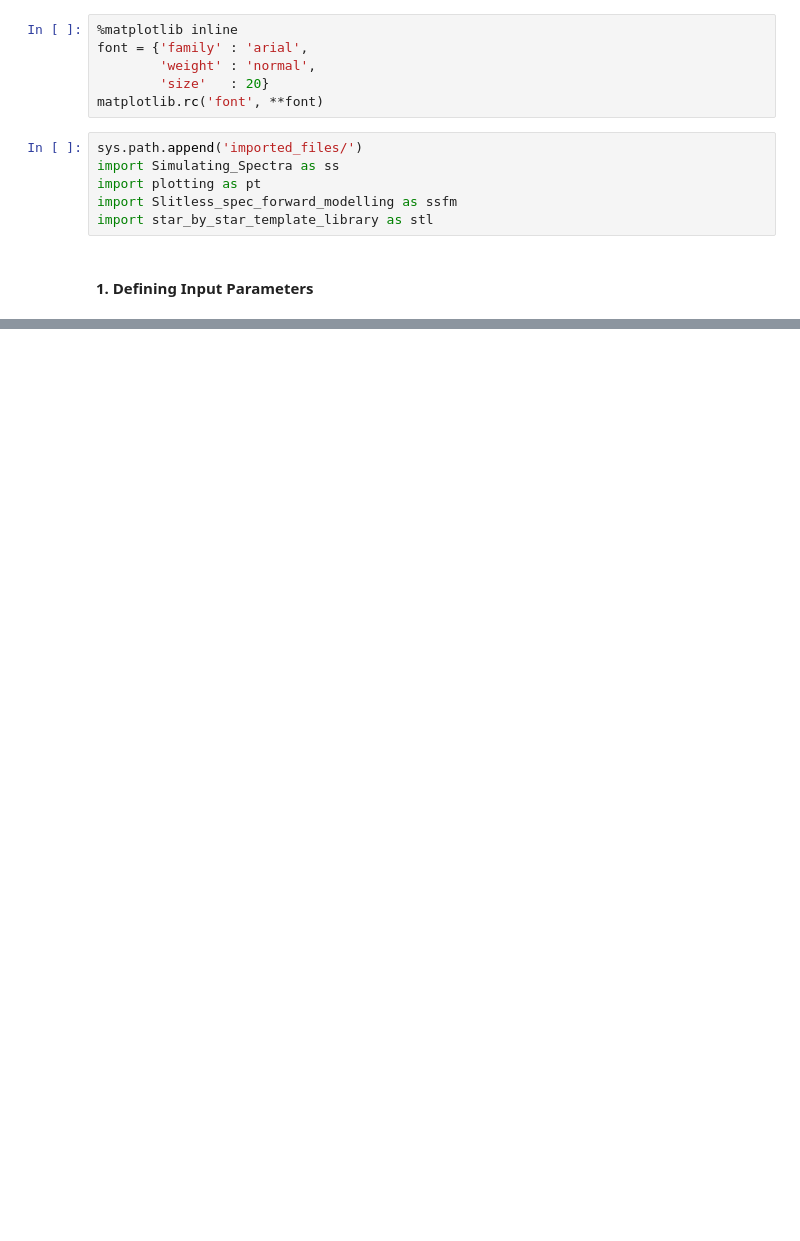
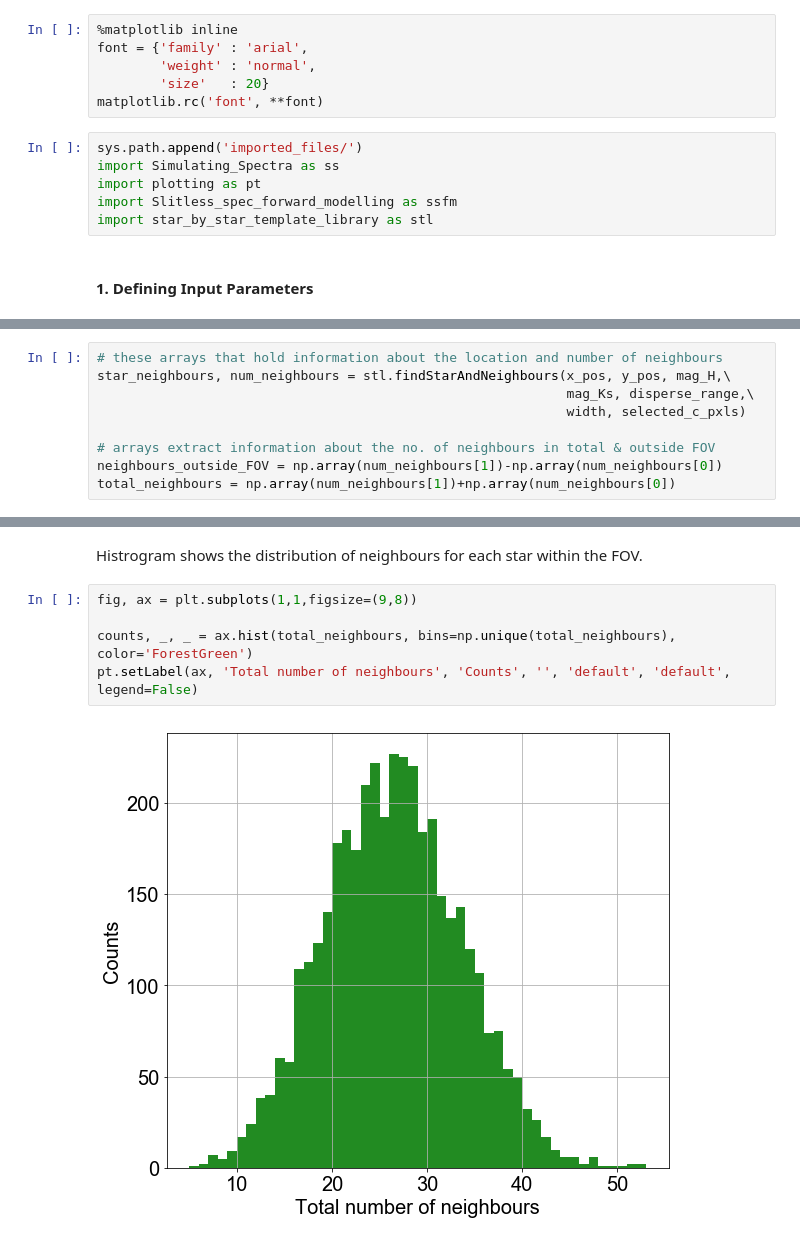
Before and after one commit to SoumyaShreeram/Slitless_spectroscopy, a Jupyter notebook: 05_Star_by_Star_template_library_with_the_catalogue.ipynb, the cells around one changed output, grey strips where cells are left out. Drawn from its saved outputs; the diff is of its cells as text; blank space fills up the shorter version.

```diff
--- a/05_Star_by_Star_template_library_with_the_catalogue.ipynb
+++ b/05_Star_by_Star_template_library_with_the_catalogue.ipynb
@@ -139,0 +107,9 @@ Number of neighbouring stars outside FOV: 18
+# %%
+# these arrays that hold information about the location and number of neighbours
+star_neighbours, num_neighbours = stl.findStarAndNeighbours(x_pos, y_pos, mag_H,\
+                                                            mag_Ks, disperse_range,\
+                                                            width, selected_c_pxls)
+
+# arrays extract information about the no. of neighbours in total & outside FOV
+neighbours_outside_FOV = np.array(num_neighbours[1])-np.array(num_neighbours[0])
+total_neighbours = np.array(num_neighbours[1])+np.array(num_neighbours[0])
@@ -139,0 +120,9 @@ Number of neighbouring stars outside FOV: 18
+# %% [markdown]
+Histrogram shows the distribution of neighbours for each star within the FOV.
+# %%
+fig, ax = plt.subplots(1,1,figsize=(9,8))
+
+counts, _, _ = ax.hist(total_neighbours, bins=np.unique(total_neighbours), color='ForestGreen')
+pt.setLabel(ax, 'Total number of neighbours', 'Counts', '', 'default', 'default', legend=False)
+# %% [output]
+[figure, added]
```
Also changed, not shown: parts of 13 cells of this notebook, 6 other files.
